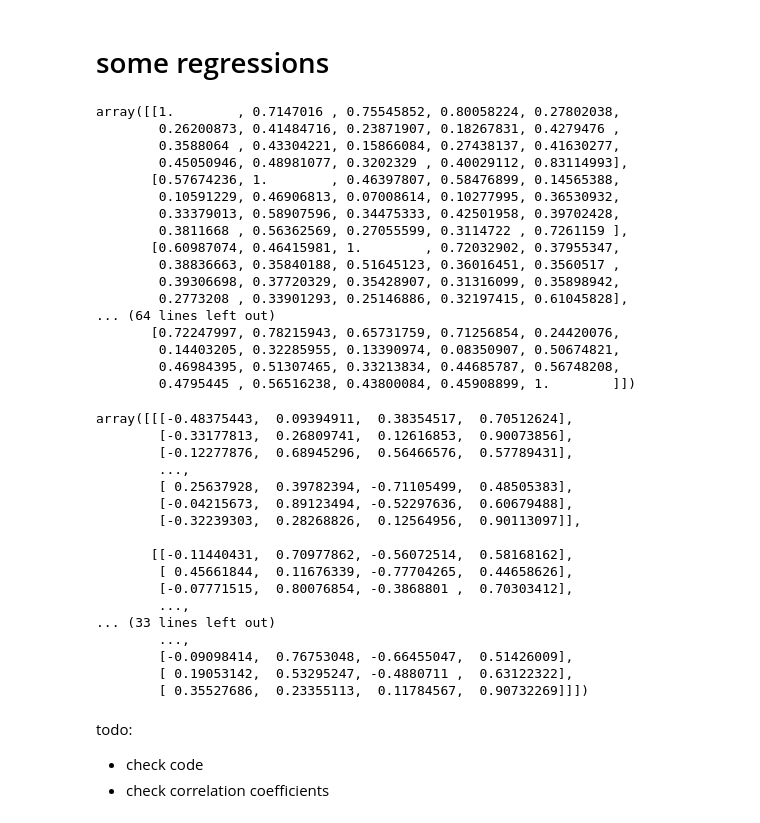
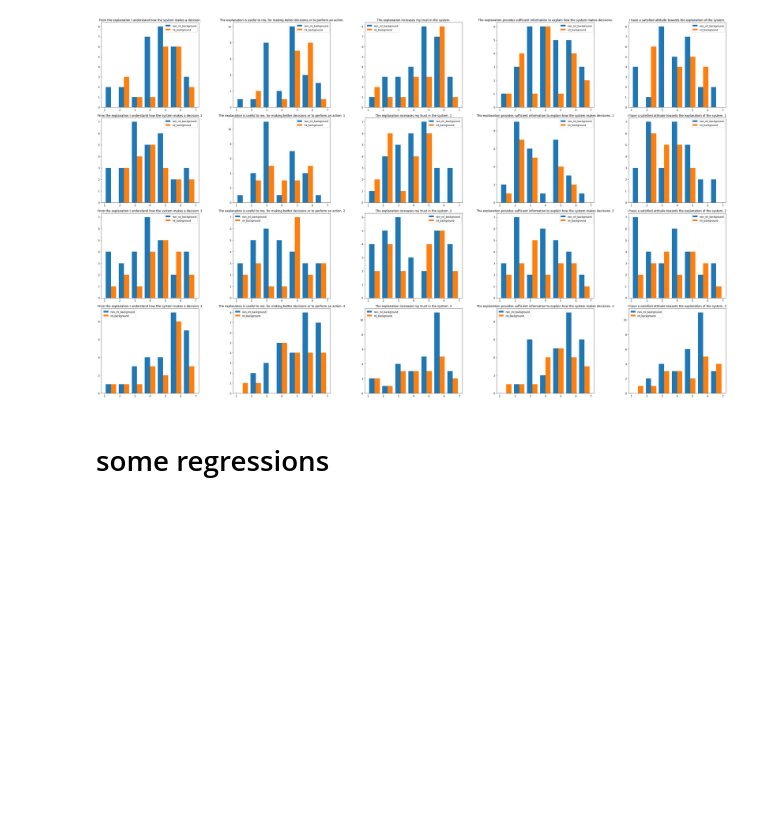
Before and after one commit to unofficial-Jona/Unimaas_researchproject_XAI, a Jupyter notebook: Data analysis.ipynb, the cells around one changed output. Cells and saved outputs as stored; diff of their text form; code cells hidden in the pictures; blank space fills up the shorter version.

```diff
--- a/Data analysis.ipynb
+++ b/Data analysis.ipynb
@@ -18,3 +39,4 @@ original_column_names = df.columns
 new_columns = [f'question {i}' for i in range(1,26)]
 df.columns = new_columns
 df.head(15)
+df.drop(1, axis=0, inplace=True)
@@ -81,28 +48,30 @@ non_ml_background
 # %%
 def get_histo_grid(safe_fig=False):
     """
     This function creates a histogram for each question.
     The data is segmented based on ML-Background
     @param safe_fig: defines if the figure is saved as .png
     @return: None
     """
     fig, axs = plt.subplots(4,5)
     fig.set_size_inches(37, 22)
-    # fig.subplots_adjust(hspace=1.0, wspace=1.0)
+
     for i in range(6,26):
         data = [non_ml_background[f'question {i}'], ml_background[f'question {i}']]
         row = (i-6)//5
         col = (i-6)%5
         # axs[row,col].set_size_inches(18.5, 10.5)
         axs[row,col].hist(data, bins=7, histtype='bar',  label=['non_ml_background', 'ml_background'])
         axs[row,col].set_title(original_column_names[i-1])
         axs[row,col].legend()
     # plt.legend()
     plt.tight_layout()
     if safe_fig:
-        plt.savefig('histo_grid')
+        plt.savefig('data/images/histo_grid')
 
-# get_histo_grid(safe_fig=True)
+get_histo_grid(safe_fig=True)
+# %% [output]
+[figure, added]
 # %% [markdown]
 # some regressions
 # %%
@@ -134,25 +103,7 @@ def get_regression_coeff(att_1=None, att_2=None):
         lin_reg.fit(X,Y)
 
         return lin_reg.coef_
-get_regression_coeff()
+# get_regression_coeff()
-# %% [output]
-array([[1.        , 0.7147016 , 0.75545852, 0.80058224, 0.27802038,
-        0.26200873, 0.41484716, 0.23871907, 0.18267831, 0.4279476 ,
-        0.3588064 , 0.43304221, 0.15866084, 0.27438137, 0.41630277,
-        0.45050946, 0.48981077, 0.3202329 , 0.40029112, 0.83114993],
-       [0.57674236, 1.        , 0.46397807, 0.58476899, 0.14565388,
-        0.10591229, 0.46906813, 0.07008614, 0.10277995, 0.36530932,
-        0.33379013, 0.58907596, 0.34475333, 0.42501958, 0.39702428,
-        0.3811668 , 0.56362569, 0.27055599, 0.3114722 , 0.7261159 ],
-       [0.60987074, 0.46415981, 1.        , 0.72032902, 0.37955347,
-        0.38836663, 0.35840188, 0.51645123, 0.36016451, 0.3560517 ,
-        0.39306698, 0.37720329, 0.35428907, 0.31316099, 0.35898942,
-        0.2773208 , 0.33901293, 0.25146886, 0.32197415, 0.61045828],
-... (64 lines left out)
-       [0.72247997, 0.78215943, 0.65731759, 0.71256854, 0.24420076,
-        0.14403205, 0.32285955, 0.13390974, 0.08350907, 0.50674821,
-        0.46984395, 0.51307465, 0.33213834, 0.44685787, 0.56748208,
-        0.4795445 , 0.56516238, 0.43800084, 0.45908899, 1.        ]])
 # %%
 def get_advanced_correlation_info():
     """
@@ -190,29 +141,7 @@ def get_advanced_correlation_info():
 
     return coeffs
 
-get_advanced_correlation_info()
+# get_advanced_correlation_info()
-# %% [output]
-array([[[-0.48375443,  0.09394911,  0.38354517,  0.70512624],
-        [-0.33177813,  0.26809741,  0.12616853,  0.90073856],
-        [-0.12277876,  0.68945296,  0.56466576,  0.57789431],
-        ...,
-        [ 0.25637928,  0.39782394, -0.71105499,  0.48505383],
-        [-0.04215673,  0.89123494, -0.52297636,  0.60679488],
-        [-0.32239303,  0.28268826,  0.12564956,  0.90113097]],
-
-       [[-0.11440431,  0.70977862, -0.56072514,  0.58168162],
-        [ 0.45661844,  0.11676339, -0.77704265,  0.44658626],
-        [-0.07771515,  0.80076854, -0.3868801 ,  0.70303412],
-        ...,
-... (33 lines left out)
-        ...,
-        [-0.09098414,  0.76753048, -0.66455047,  0.51426009],
-        [ 0.19053142,  0.53295247, -0.4880711 ,  0.63122322],
-        [ 0.35527686,  0.23355113,  0.11784567,  0.90732269]]])
-# %% [markdown]
-todo:
-- check code
-- check correlation coefficients
 # %%
 def visualize_p_values(threshold = 0.05):
     """
```
Also changed, not shown: parts of 15 cells of this notebook.
